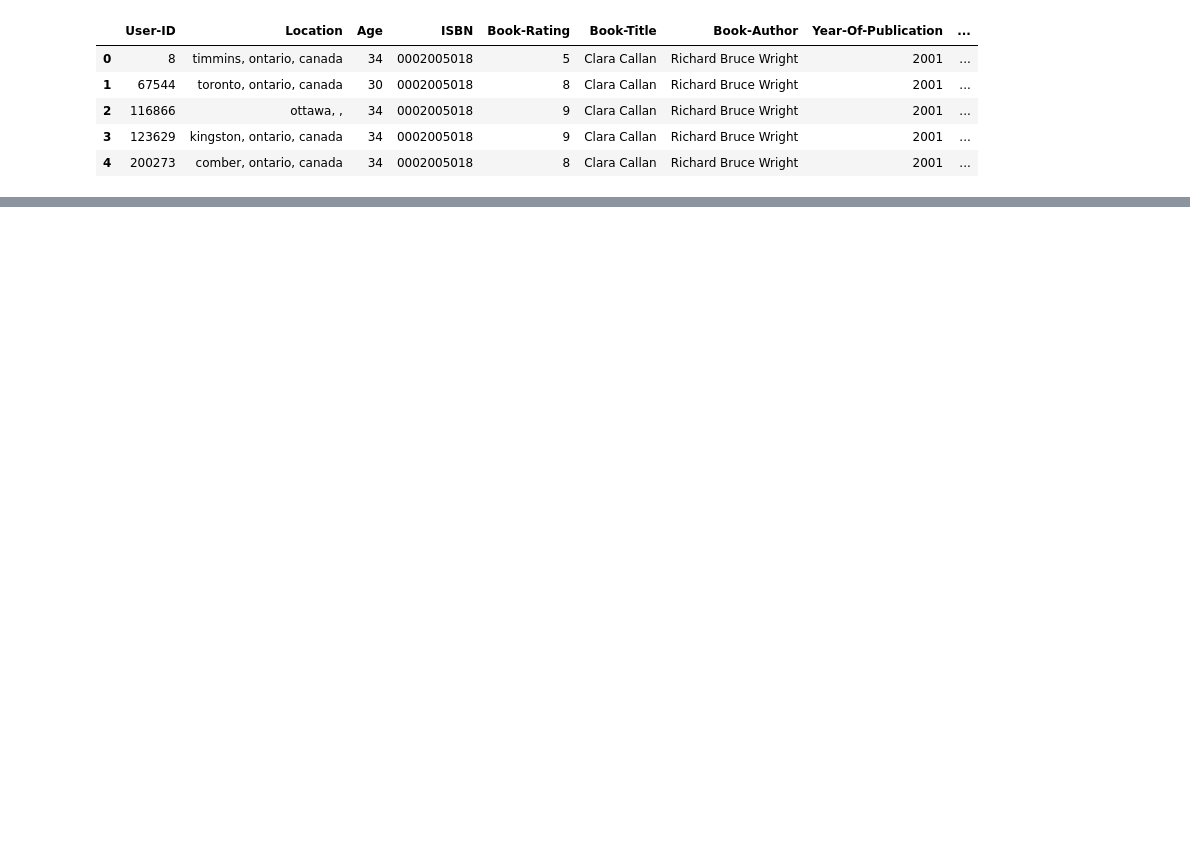
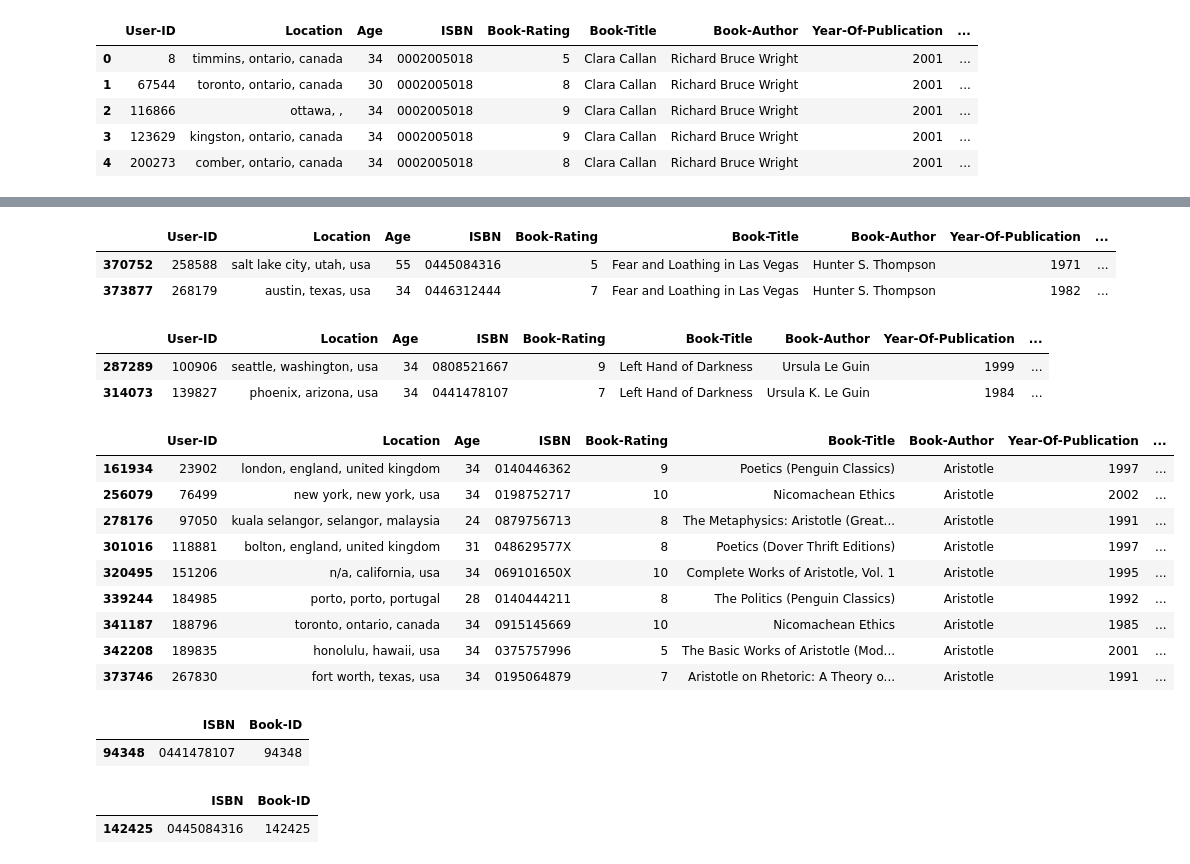
Before and after one commit to tyedem/Books-Recommendation-System, a Jupyter notebook: recommendations.ipynb, the cells around one changed output, grey strips where cells are left out. Cells and saved outputs as stored; diff of their text form; code cells hidden in the pictures; blank space fills up the shorter version.

Commit message:
Explore recommendation system with various book titles

```diff
--- a/recommendations.ipynb
+++ b/recommendations.ipynb
@@ -390,0 +429,37 @@ A Christmas Melody
+# %%
+books_user_ratings_df.loc[books_user_ratings_df['Book-Title'] == 'Fear and Loathing in Las Vegas']
+# %% [output]
+|  | User-ID | Location | Age | ISBN | Book-Rating | Book-Title | Book-Author | Year-Of-Publication | ... |
+| 370752 | 258588 | salt lake city, utah, usa | 55 | 0445084316 | 5 | Fear and Loathing in Las Vegas | Hunter S. Thompson | 1971 | ... |
+| 373877 | 268179 | austin, texas, usa | 34 | 0446312444 | 7 | Fear and Loathing in Las Vegas | Hunter S. Thompson | 1982 | ... |
+# %%
+books_user_ratings_df.loc[books_user_ratings_df['Book-Title'] == 'Left Hand of Darkness']
+# %% [output]
+|  | User-ID | Location | Age | ISBN | Book-Rating | Book-Title | Book-Author | Year-Of-Publication | ... |
+| 287289 | 100906 | seattle, washington, usa | 34 | 0808521667 | 9 | Left Hand of Darkness | Ursula Le Guin | 1999 | ... |
+| 314073 | 139827 | phoenix, arizona, usa | 34 | 0441478107 | 7 | Left Hand of Darkness | Ursula K. Le Guin | 1984 | ... |
+# %%
+books_user_ratings_df.loc[books_user_ratings_df['Book-Author'] == 'Aristotle']
+# %% [output]
+|  | User-ID | Location | Age | ISBN | Book-Rating | Book-Title | Book-Author | Year-Of-Publication | ... |
+| 161934 | 23902 | london, england, united kingdom | 34 | 0140446362 | 9 | Poetics (Penguin Classics) | Aristotle | 1997 | ... |
+| 256079 | 76499 | new york, new york, usa | 34 | 0198752717 | 10 | Nicomachean Ethics | Aristotle | 2002 | ... |
+| 278176 | 97050 | kuala selangor, selangor, malaysia | 24 | 0879756713 | 8 | The Metaphysics: Aristotle (Great... | Aristotle | 1991 | ... |
+| 301016 | 118881 | bolton, england, united kingdom | 31 | 048629577X | 8 | Poetics (Dover Thrift Editions) | Aristotle | 1997 | ... |
+| 320495 | 151206 | n/a, california, usa | 34 | 069101650X | 10 | Complete Works of Aristotle, Vol. 1 | Aristotle | 1995 | ... |
+| 339244 | 184985 | porto, porto, portugal | 28 | 0140444211 | 8 | The Politics (Penguin Classics) | Aristotle | 1992 | ... |
+| 341187 | 188796 | toronto, ontario, canada | 34 | 0915145669 | 10 | Nicomachean Ethics | Aristotle | 1985 | ... |
+| 342208 | 189835 | honolulu, hawaii, usa | 34 | 0375757996 | 5 | The Basic Works of Aristotle (Mod... | Aristotle | 2001 | ... |
+| 373746 | 267830 | fort worth, texas, usa | 34 | 0195064879 | 7 | Aristotle on Rhetoric: A Theory o... | Aristotle | 1991 | ... |
+# %%
+# Get Book ID of Left Hand of Darkness
+book_ids.loc[book_ids['ISBN'] == '0441478107']
+# %% [output]
+|  | ISBN | Book-ID |
+| 94348 | 0441478107 | 94348 |
+# %%
+# Get Book ID of Fear and Loathing in Las Vegas
+book_ids.loc[book_ids['ISBN'] == '0445084316']
+# %% [output]
+|  | ISBN | Book-ID |
+| 142425 | 0445084316 | 142425 |
```
Also changed, not shown: parts of 15 cells of this notebook.
